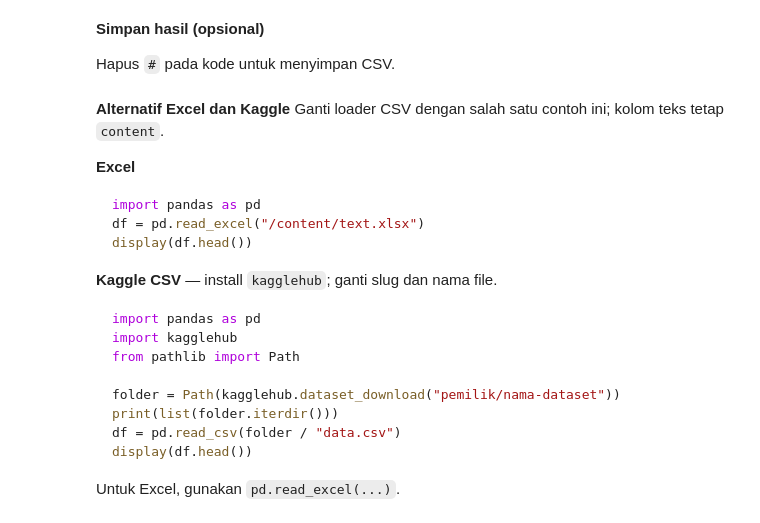
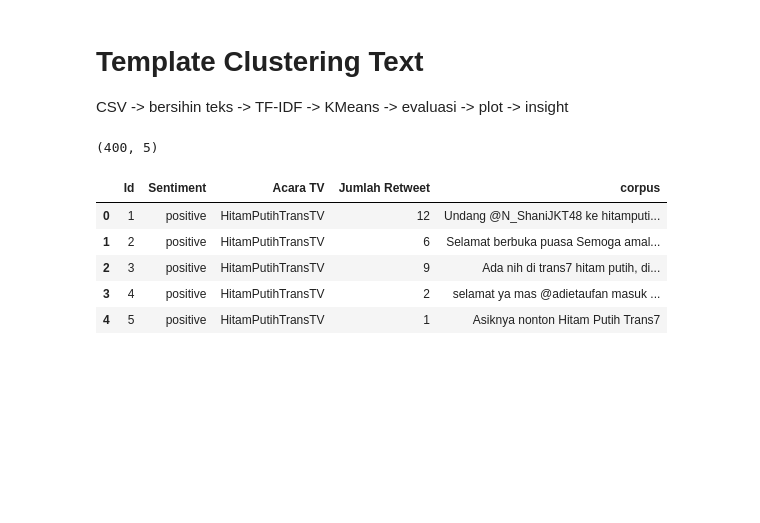
Before and after one commit to satyadsadhana/clustering, a Jupyter notebook: UTS_Datmin_II_Text.ipynb, the cells around one changed output. Drawn from its saved outputs; the diff is of its cells as text; code cells hidden in the pictures; blank space fills up the shorter version.

````diff
--- a/UTS_Datmin_II_Text.ipynb
+++ b/UTS_Datmin_II_Text.ipynb
@@ -162,4 +0,0 @@ for cluster in range(k):
-# %% [markdown]
-**Simpan hasil (opsional)**
-
-Hapus `#` pada kode untuk menyimpan CSV.
@@ -168,23 +1,24 @@ Hapus `#` pada kode untuk menyimpan CSV.
-# %% [markdown]
-**Alternatif Excel dan Kaggle**
-Ganti loader CSV dengan salah satu contoh ini; kolom teks tetap `content`.
-
-**Excel**
-```python
-import pandas as pd
-df = pd.read_excel("/content/text.xlsx")
-display(df.head())
-```
-
-**Kaggle CSV** — install `kagglehub`; ganti slug dan nama file.
-```python
-import pandas as pd
-import kagglehub
-from pathlib import Path
-
-folder = Path(kagglehub.dataset_download("pemilik/nama-dataset"))
-print(list(folder.iterdir()))
-df = pd.read_csv(folder / "data.csv")
-display(df.head())
-```
-Untuk Excel, gunakan `pd.read_excel(...)`.
+# %% [markdown]
+# Template Clustering Text
+CSV -> bersihin teks -> TF-IDF -> KMeans -> evaluasi -> plot -> insight
+# %%
+import pandas as pd
+import numpy as np
+import matplotlib.pyplot as plt
+import seaborn as sns
+import re
+
+df = pd.read_csv("dataset.csv")                        # GANTI nama file
+df = df.rename(columns={"Text Tweet": "corpus"})  # GANTI nama kolom teks
+# df = df.sample(5000, random_state=42)   # kalau datanya gede, ambil sampel acak
+df = df.dropna(subset="corpus").drop_duplicates(subset="corpus").reset_index(drop=True)
+print(df.shape)
+df.head()
+# %% [output]
+(400, 5)
+|  | Id | Sentiment | Acara TV | Jumlah Retweet | corpus |
+| 0 | 1 | positive | HitamPutihTransTV | 12 | Undang @N_ShaniJKT48 ke hitamputi... |
+| 1 | 2 | positive | HitamPutihTransTV | 6 | Selamat berbuka puasa Semoga amal... |
+| 2 | 3 | positive | HitamPutihTransTV | 9 | Ada nih di trans7 hitam putih, di... |
+| 3 | 4 | positive | HitamPutihTransTV | 2 | selamat ya mas @adietaufan masuk ... |
+| 4 | 5 | positive | HitamPutihTransTV | 1 | Asiknya nonton Hitam Putih Trans7 |
````
Also changed, not shown: parts of 45 cells of this notebook.
